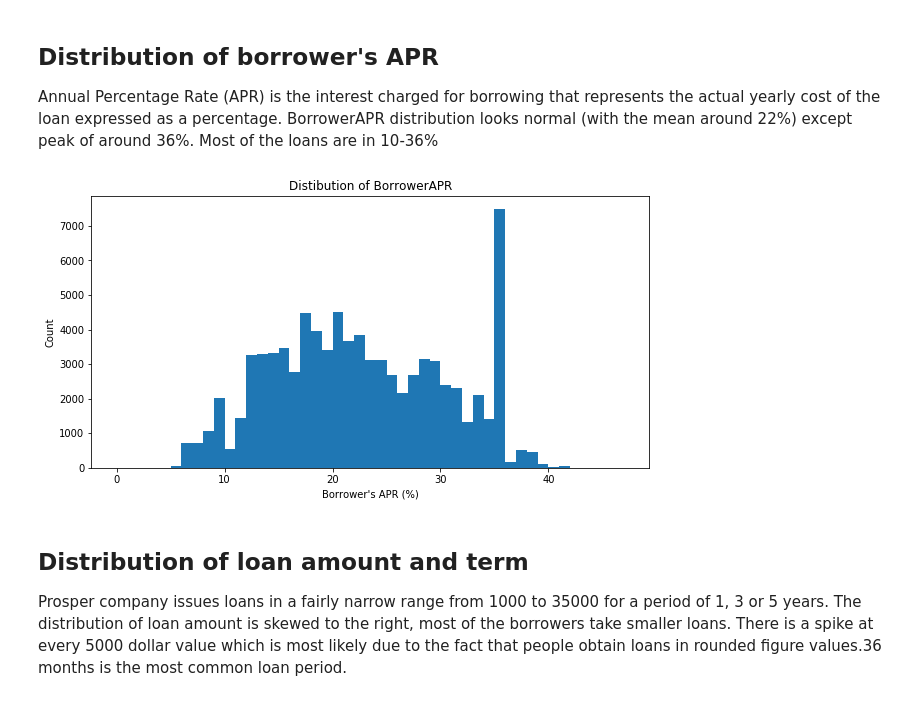
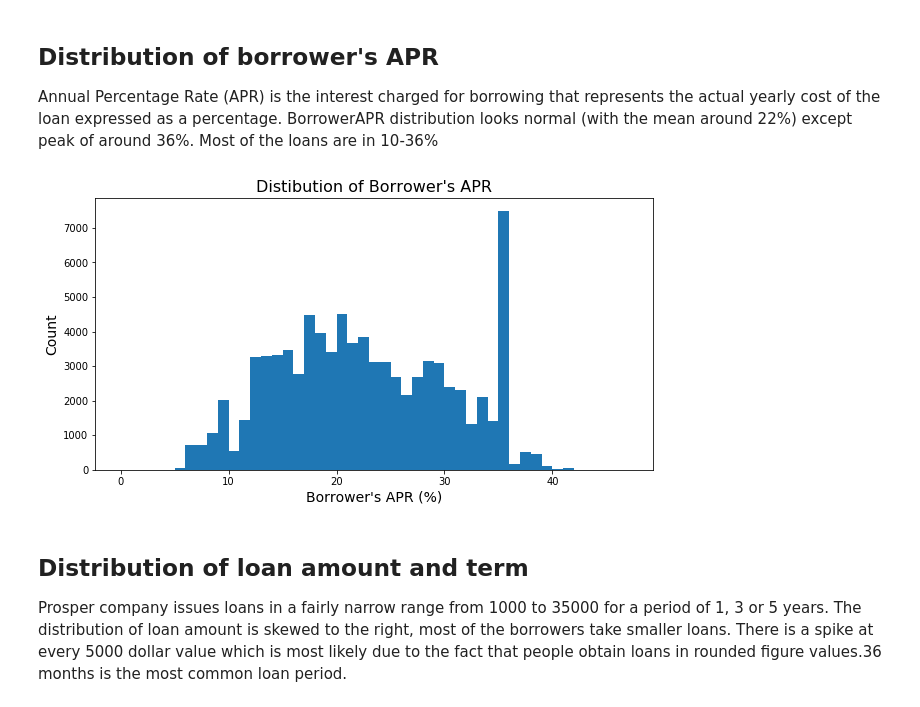
Before and after one commit to Zmienko/Prosper-Loan-Data-Exploration, a Jupyter notebook: Prosper_Loan_Part_II_slide_deck.ipynb, the cells around one changed output. Saved outputs shown, nothing was run; the diff lists cells and outputs as text; code cells hidden in the pictures.

```diff
--- a/Prosper_Loan_Part_II_slide_deck.ipynb
+++ b/Prosper_Loan_Part_II_slide_deck.ipynb
@@ -29,6 +29,12 @@ warnings.simplefilter("ignore")
 
 # Set up the color palette to use
 base_color = sns.color_palette()[0]
+
+# Create function for labeling plots
+def x_y_t(x_label, y_label, title):
+    plt.title(title, fontsize=16)
+    plt.xlabel(x_label, fontsize=14)
+    plt.ylabel(y_label, fontsize=14)
 # %%
 # load in the dataset into a pandas dataframe
 df_origin = pd.read_csv('prosperLoanData.csv')
@@ -86,15 +92,13 @@ BorrowerAPR distribution looks normal (with the mean around 22%) except peak of
 # %%
 # Plot the distrubution of BorrowerAPR
 plt.figure(figsize = (10,5))
 bin = np.arange(0, df.BorrowerAPR.max()+0.05, 0.01)
 plt.hist(data = df, x = 'BorrowerAPR', bins = bin);
-plt.xlabel("Borrower's APR (%)")
+x_y_t("Borrower's APR (%)", "Count", "Distibution of Borrower's APR")
 plt.xticks([0.0, 0.1, 0.2, 0.3, 0.4,],
-           ['0', '10', '20', '30', '40'])
-plt.ylabel('Count')
-plt.title('Distibution of BorrowerAPR');
+           ['0', '10', '20', '30', '40']);
 # %% [output]
-[figure, old version]
+[figure, new version]
 # %% [markdown]
 ## Distribution of loan amount and term
 
```
Also changed, not shown: parts of 9 cells of this notebook, 3 other files.
